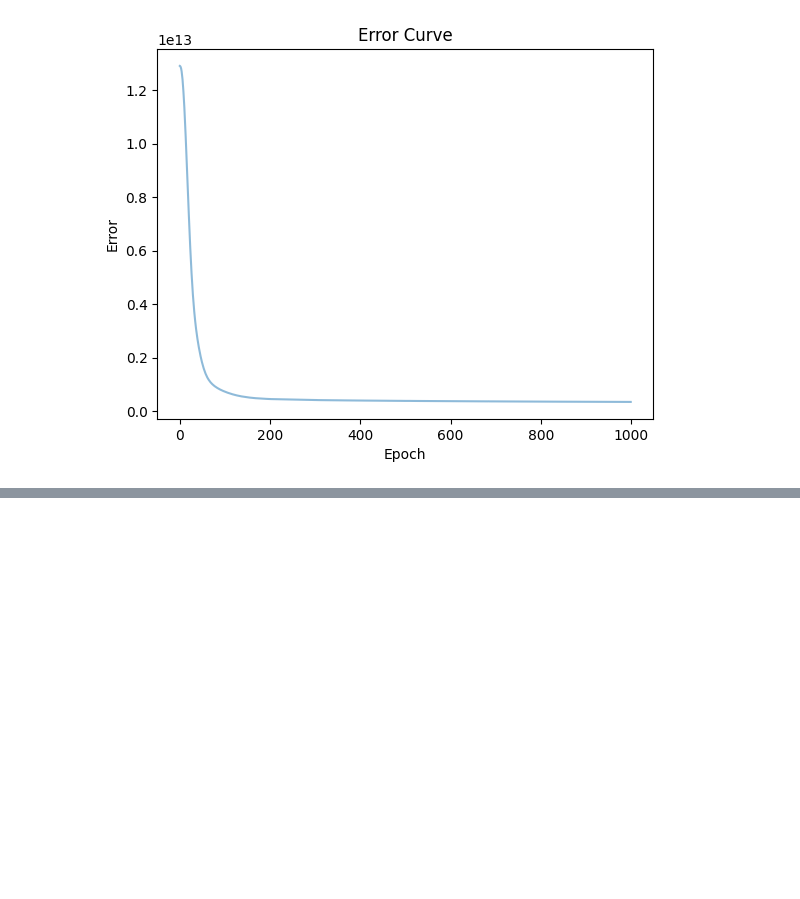
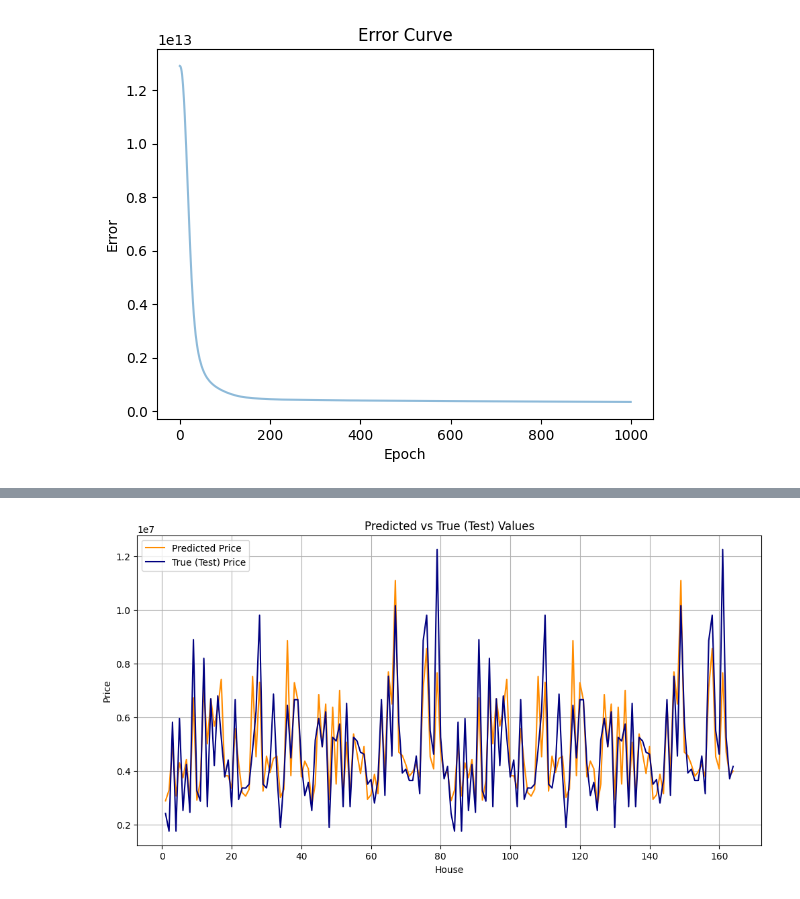
Before and after one commit to rusiravk/rusiravk-uom-ai-sessions, a Jupyter notebook: session-1/Housing Prices/housing-price-predictor-MLPRegressor.ipynb, the cells around one changed output, grey strips where cells are left out. Cells and saved outputs as stored; diff of their text form; code cells hidden in the pictures; blank space fills up the shorter version.

```diff
--- a/session-1/Housing Prices/housing-price-predictor-MLPRegressor.ipynb
+++ b/session-1/Housing Prices/housing-price-predictor-MLPRegressor.ipynb
@@ -120,0 +114,5 @@ print(y_test_pred)
+# %%
+for i in range(len(y_test_pred)):
+  pltYTestPred.append(y_test_pred[i])
+  pltYTest.append(y_test[i][0])
+  testChange.append(y_test_pred[i] - y_test[i][0])
@@ -120,0 +148,16 @@ print(y_test_pred)
+# %%
+plt.figure(figsize=(12, 6))
+plt.title("Predicted vs True (Test) Values")
+plt.xlabel("House")
+plt.ylabel("Price")
+testRange = range(1, len(pltYTestPred)+1)
+plt.plot(testRange, pltYTestPred, label="Predicted Price", color="darkorange")
+
+plt.plot(testRange, pltYTest, label="True (Test) Price",
+             color="navy")
+
+plt.legend(loc="best")
+plt.grid(True)
+plt.show()
+# %% [output]
+[figure, added]
```
Also changed, not shown: parts of 9 cells of this notebook.
